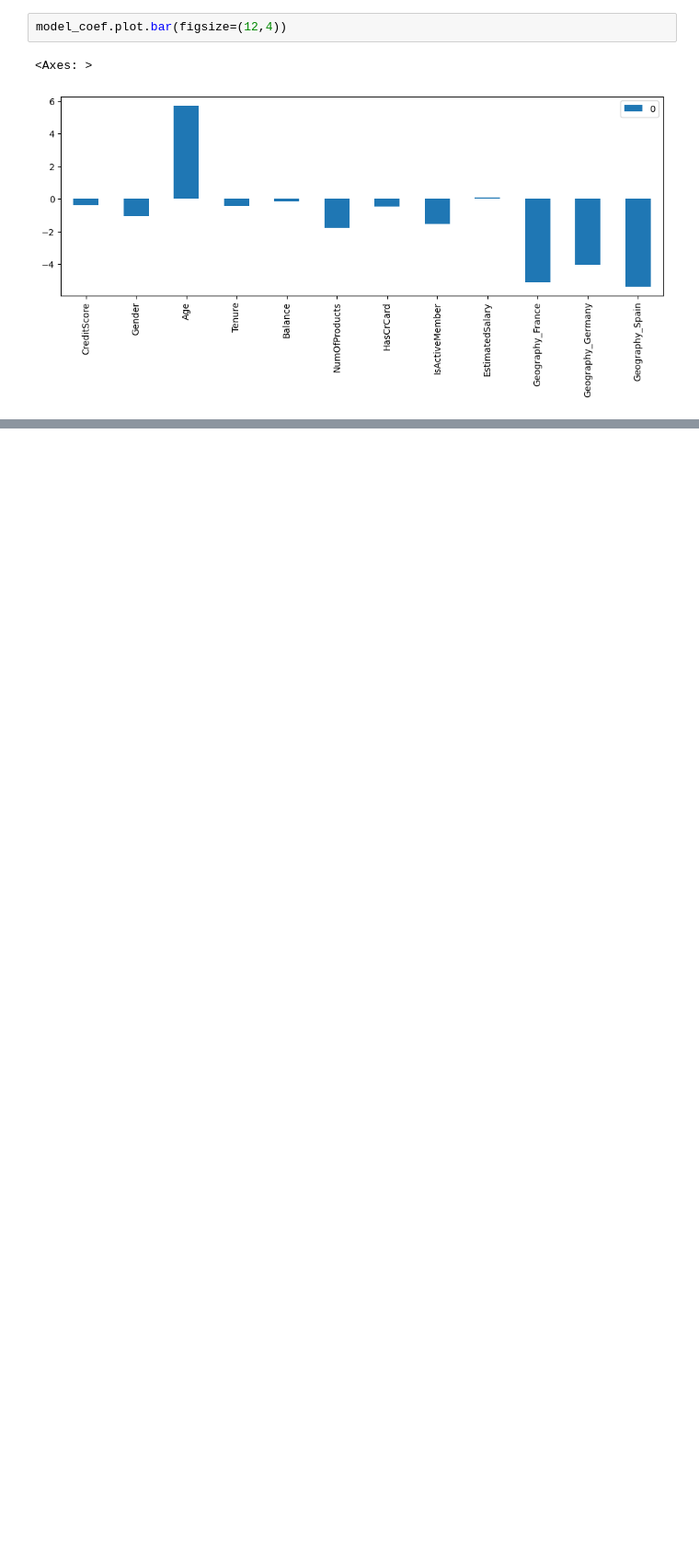
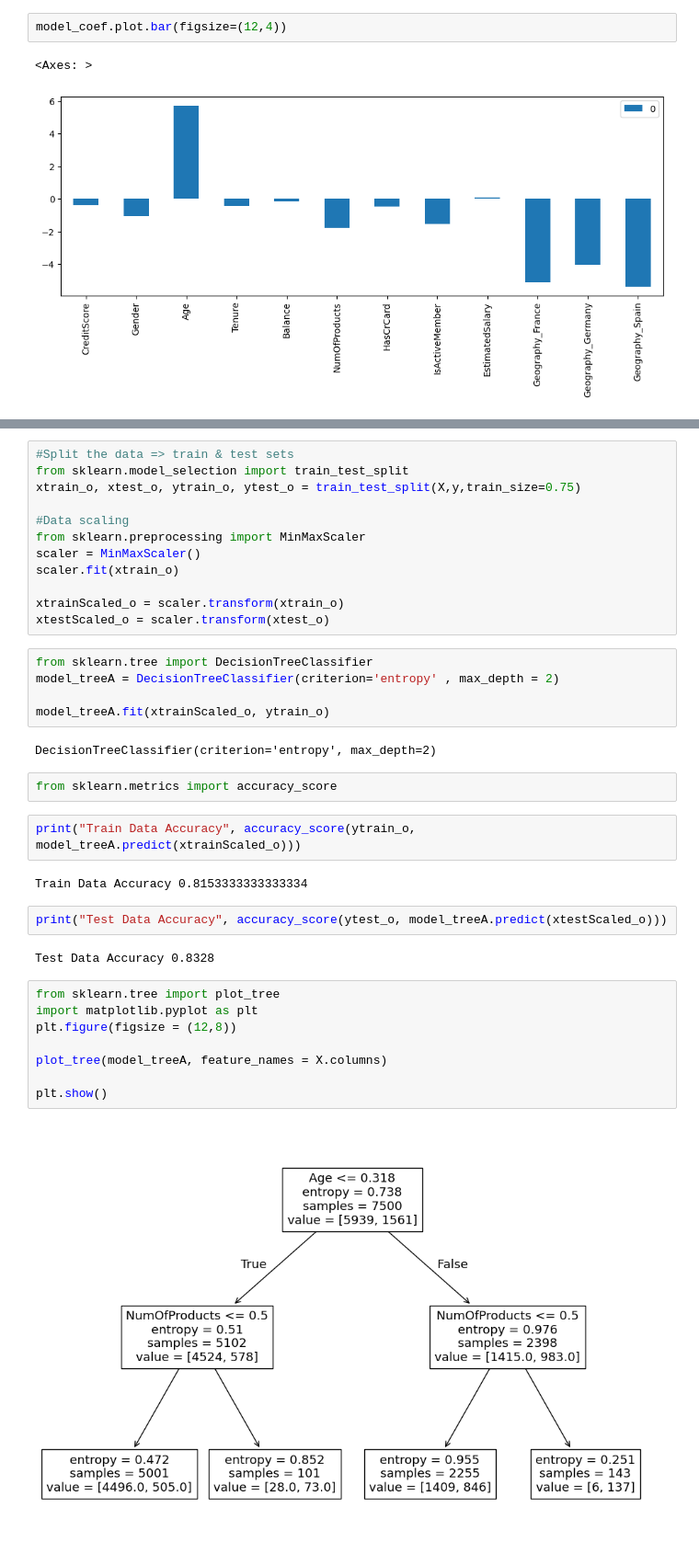
Before and after one commit to bipulshahi/synechron_banglore, a Jupyter notebook: Synechron_d2a.ipynb, the cells around one changed output, grey strips where cells are left out. Shown: that part at 92% size. Cells and saved outputs as stored; diff of their text form; blank space fills up the shorter version.

```diff
--- a/Synechron_d2a.ipynb
+++ b/Synechron_d2a.ipynb
@@ -505,0 +518,39 @@ model_coef.plot.bar(figsize=(12,4))
+# %%
+#Split the data => train & test sets
+from sklearn.model_selection import train_test_split
+xtrain_o, xtest_o, ytrain_o, ytest_o = train_test_split(X,y,train_size=0.75)
+
+#Data scaling
+from sklearn.preprocessing import MinMaxScaler
+scaler = MinMaxScaler()
+scaler.fit(xtrain_o)
+
+xtrainScaled_o = scaler.transform(xtrain_o)
+xtestScaled_o = scaler.transform(xtest_o)
+# %%
+from sklearn.tree import DecisionTreeClassifier
+model_treeA = DecisionTreeClassifier(criterion='entropy' , max_depth = 2)
+
+model_treeA.fit(xtrainScaled_o, ytrain_o)
+# %% [output]
+DecisionTreeClassifier(criterion='entropy', max_depth=2)
+# %%
+from sklearn.metrics import accuracy_score
+# %%
+print("Train Data Accuracy", accuracy_score(ytrain_o, model_treeA.predict(xtrainScaled_o)))
+# %% [output]
+Train Data Accuracy 0.8153333333333334
+# %%
+print("Test Data Accuracy", accuracy_score(ytest_o, model_treeA.predict(xtestScaled_o)))
+# %% [output]
+Test Data Accuracy 0.8328
+# %%
+from sklearn.tree import plot_tree
+import matplotlib.pyplot as plt
+plt.figure(figsize = (12,8))
+
+plot_tree(model_treeA, feature_names = X.columns)
+
+plt.show()
+# %% [output]
+[figure, added]
```
Also changed, not shown: parts of 8 cells of this notebook, 1 other file.
